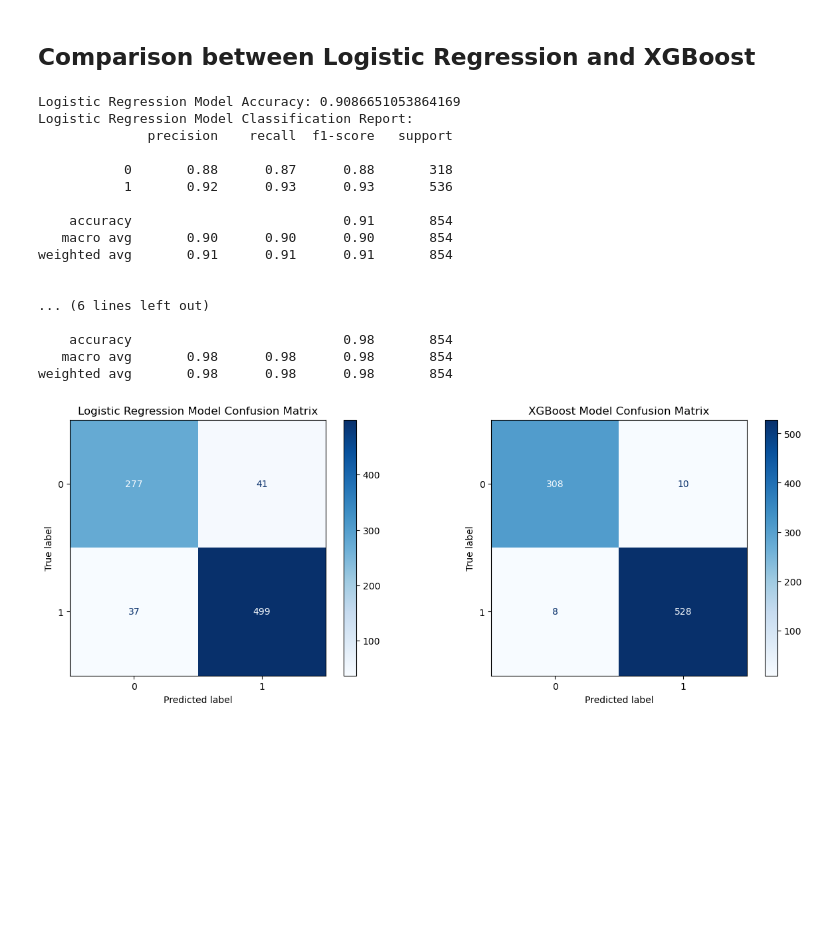
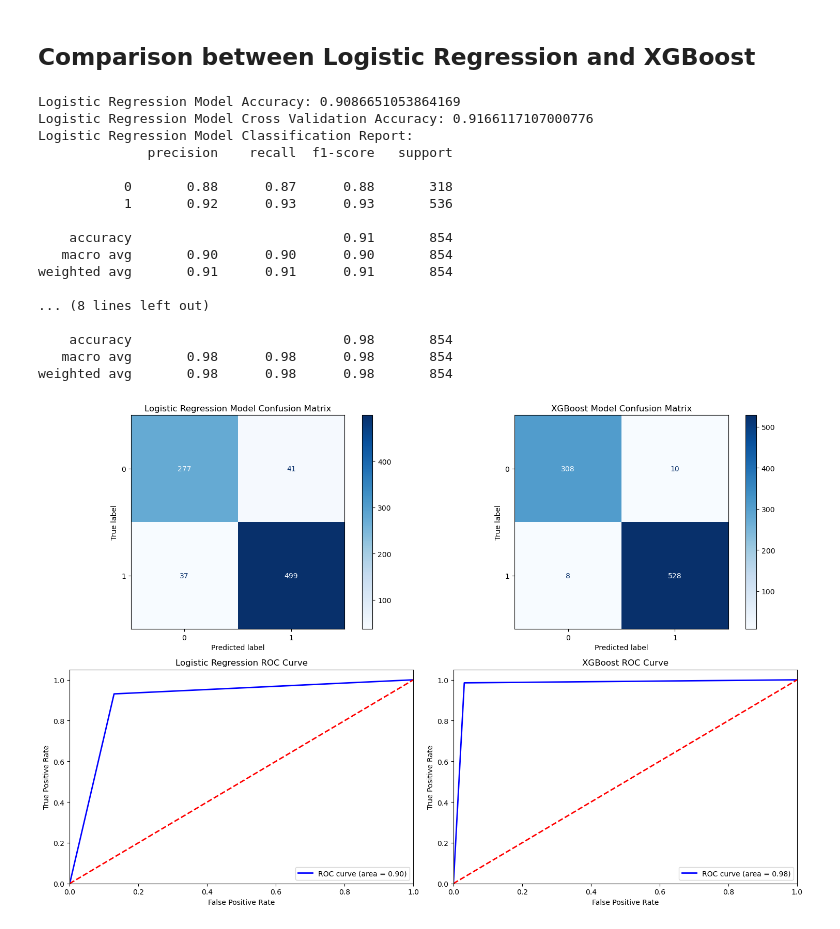
Before and after one commit to mch3pg4/60006CEM-MLTasks, a Jupyter notebook: Task2-Classification/MLTask2Classification.ipynb, the cells around one changed output. Saved outputs shown, nothing was run; the diff lists cells and outputs as text; code cells hidden in the pictures; blank space fills up the shorter version.

```diff
--- a/Task2-Classification/MLTask2Classification.ipynb
+++ b/Task2-Classification/MLTask2Classification.ipynb
@@ -401,3 +422,18 @@ ConfusionMatrixDisplay(conf_matrix_xgb, display_labels=better_model.classes_).pl
 plt.show()
 # %% [output]
 [figure]
+# %%
+# show roc curve
+fpr_xgb, tpr_xgb, thresholds = roc_curve(y_test, y_pred_xgb)
+roc_auc_xgb = roc_auc_score(y_test, y_pred_xgb)
+
+plt.figure()
+plt.plot(fpr_xgb, tpr_xgb, color='blue', lw=2, label=f'ROC curve (area = {roc_auc:.2f})')
+plt.plot([0, 1], [0, 1], color='red', lw=2, linestyle='--')
+plt.xlim([0.0, 1.0])
+plt.ylim([0.0, 1.05])
+plt.xlabel('False Positive Rate')
+plt.ylabel('True Positive Rate')
+plt.title('XGBoost (ROC) Curve')
+plt.legend(loc='lower right')
+plt.show()
@@ -418,39 +456,60 @@ Accuracy:  0.984071921390546
 models = ['Logistic Regression', 'XGBoost']
 accuracies = [accuracy, accuracy_xgb]
 classification_reports = [report_logistic, report_xgb]
 confusion_matrices = [conf_matrix, conf_matrix_xgb]
 cross_val_scores = [scores.mean(), scores_xgb.mean()]
 
 for i in range(2):
     print(f'{models[i]} Model Accuracy: {accuracies[i]}')
-    print(f'{models[i]} Model Cross Validation Accuracy: {cross_val_scores[i]}\n')
+    print(f'{models[i]} Model Cross Validation Accuracy: {cross_val_scores[i]}')
     print(f'{models[i]} Model Classification Report: \n{classification_reports[i]}\n')
 
 
 # show confusion matrix side by side
-fig, ax = plt.subplots(1, 2, figsize=(15, 5))
-ConfusionMatrixDisplay(conf_matrix, display_labels=model.classes_).plot(ax=ax[0], cmap='Blues')
-ax[0].set_title('Logistic Regression Model Confusion Matrix')
+fig, ax = plt.subplots(2, 2, figsize=(15, 10))
+ConfusionMatrixDisplay(conf_matrix, display_labels=model.classes_).plot(ax=ax[0, 0], cmap='Blues')
+ax[0, 0].set_title('Logistic Regression Model Confusion Matrix')
 
-ConfusionMatrixDisplay(conf_matrix_xgb, display_labels=better_model.classes_).plot(ax=ax[1], cmap='Blues')
-ax[1].set_title('XGBoost Model Confusion Matrix')
+ConfusionMatrixDisplay(conf_matrix_xgb, display_labels=better_model.classes_).plot(ax=ax[0, 1], cmap='Blues')
+ax[0, 1].set_title('XGBoost Model Confusion Matrix')
+
+# plot roc curves
+ax[1, 0].plot(fpr, tpr, color='blue', lw=2, label=f'ROC curve (area = {roc_auc:.2f})')
+ax[1, 0].plot([0, 1], [0, 1], color='red', lw=2, linestyle='--')
+ax[1, 0].set_xlim([0.0, 1.0])
+ax[1, 0].set_ylim([0.0, 1.05])
+ax[1, 0].set_xlabel('False Positive Rate')
+ax[1, 0].set_ylabel('True Positive Rate')
+ax[1, 0].set_title('Logistic Regression ROC Curve')
+ax[1, 0].legend(loc='lower right')
+
+ax[1, 1].plot(fpr_xgb, tpr_xgb, color='blue', lw=2, label=f'ROC curve (area = {roc_auc_xgb:.2f})')
+ax[1, 1].plot([0, 1], [0, 1], color='red', lw=2, linestyle='--')
+ax[1, 1].set_xlim([0.0, 1.0])
+ax[1, 1].set_ylim([0.0, 1.05])
+ax[1, 1].set_xlabel('False Positive Rate')
+ax[1, 1].set_ylabel('True Positive Rate')
+ax[1, 1].set_title('XGBoost ROC Curve')
+ax[1, 1].legend(loc='lower right')
+
+plt.tight_layout()
 plt.show()
 # %% [output]
 Logistic Regression Model Accuracy: 0.9086651053864169
+Logistic Regression Model Cross Validation Accuracy: 0.9166117107000776
 Logistic Regression Model Classification Report:
               precision    recall  f1-score   support
 
            0       0.88      0.87      0.88       318
            1       0.92      0.93      0.93       536
 
     accuracy                           0.91       854
    macro avg       0.90      0.90      0.90       854
 weighted avg       0.91      0.91      0.91       854
 
-
-... (6 lines left out)
+... (8 lines left out)
 
     accuracy                           0.98       854
    macro avg       0.98      0.98      0.98       854
 weighted avg       0.98      0.98      0.98       854
-[figure, old version]
+[figure, new version]
```
Also changed, not shown: parts of 15 cells of this notebook.
